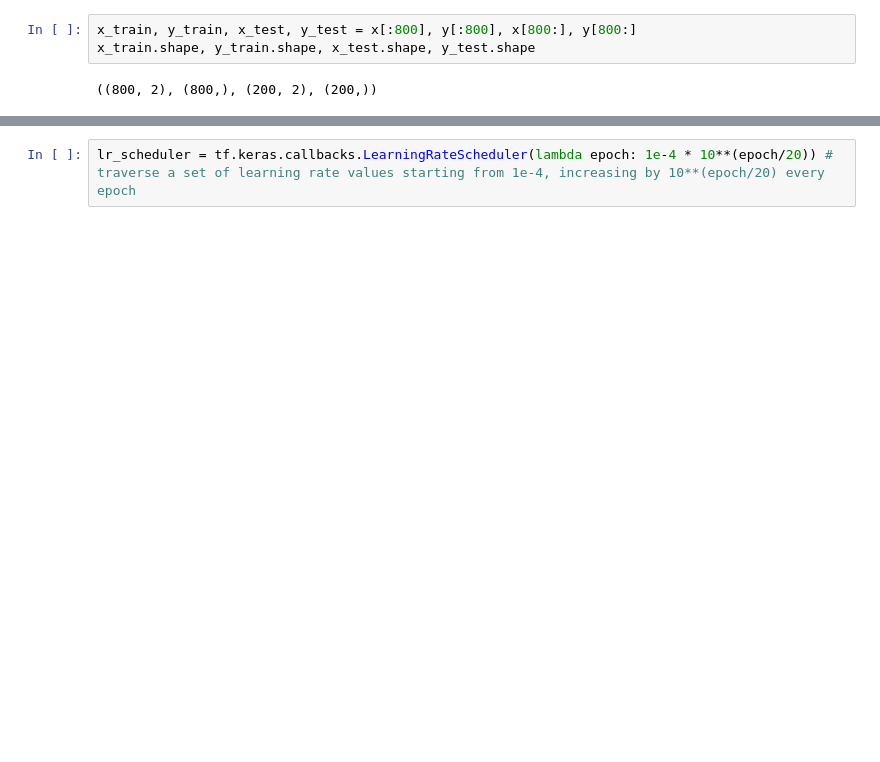
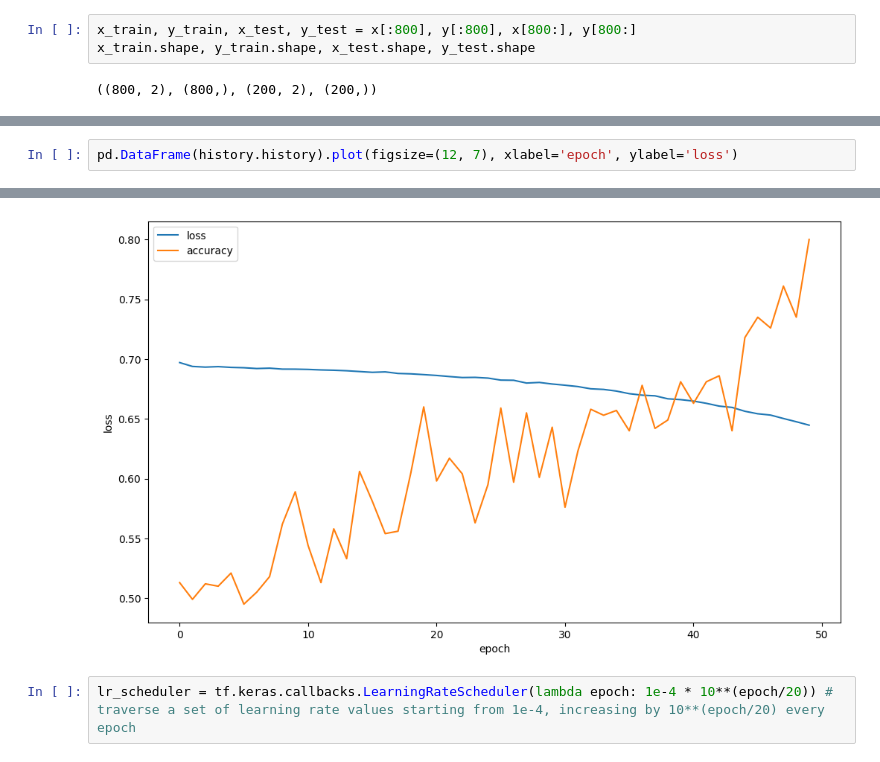
Before and after one commit to ftwr42/TensorFlow_for_Deep_Learning_Bootcamp, a Jupyter notebook: Abschnitt 4: /2nd_classification_schedular.ipynb, the cells around one changed output, grey strips where cells are left out. Cells and saved outputs as stored; diff of their text form; blank space fills up the shorter version.

```diff
--- a/Abschnitt 4: /2nd_classification_schedular.ipynb
+++ b/Abschnitt 4: /2nd_classification_schedular.ipynb
@@ -44,0 +193,3 @@ x_train[:10], y_train[:10]
+# %%
+pd.DataFrame(history.history).plot(figsize=(12, 7), xlabel='epoch', ylabel='loss')
+# %% [output]
@@ -45,3 +197,4 @@ x_train[:10], y_train[:10]
+[figure, added]
 # %%
 lr_scheduler = tf.keras.callbacks.LearningRateScheduler(lambda epoch: 1e-4 * 10**(epoch/20)) # traverse a set of learning rate values starting from 1e-4, increasing by 10**(epoch/20) every epoch
 # %%
```
Also changed, not shown: parts of 17 cells of this notebook.
